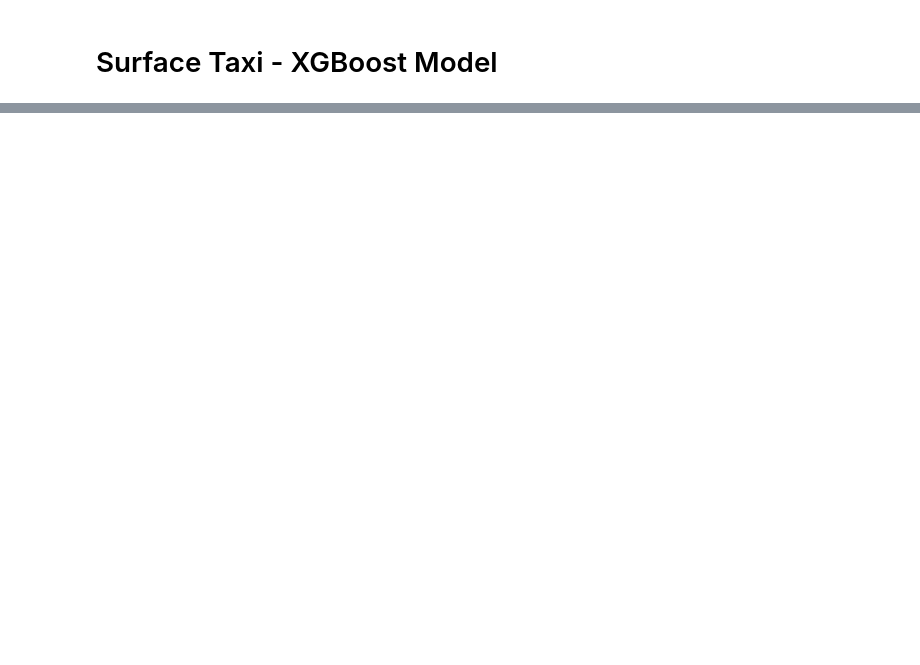
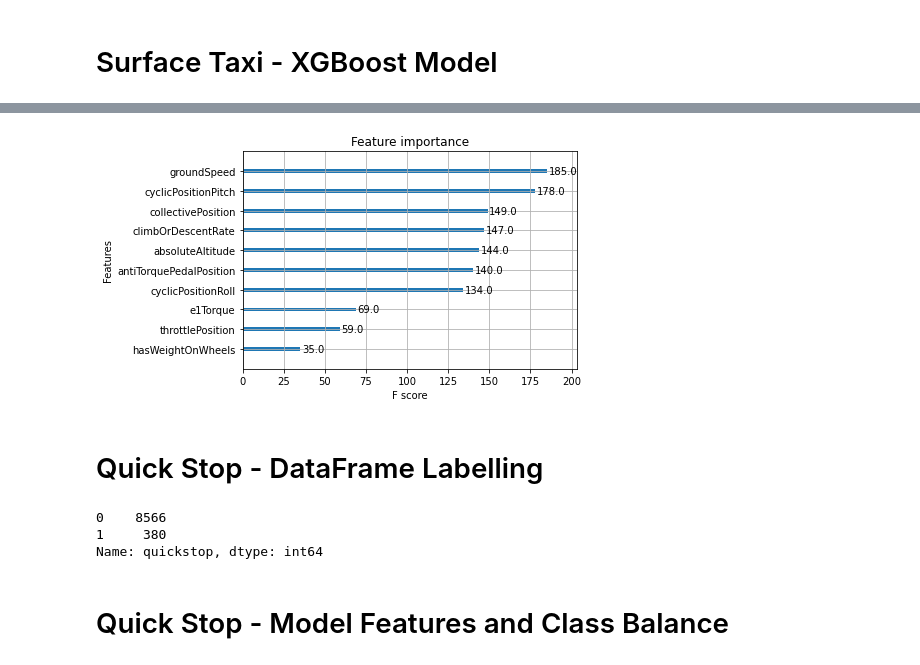
Before and after one commit to twolf190/Valkyrie, a Jupyter notebook: ML/ML_kvd_xgboost.ipynb, the cells around one changed output, grey strips where cells are left out. Cells and saved outputs as stored; diff of their text form; code cells hidden in the pictures; blank space fills up the shorter version.

```diff
--- a/ML/ML_kvd_xgboost.ipynb
+++ b/ML/ML_kvd_xgboost.ipynb
@@ -355,0 +369,7 @@ plt.show()
+# %%
+plot_importance(surface_model)
+plt.show()
+# %% [output]
+[figure, added]
+# %% [markdown]
+# Quick Stop - DataFrame Labelling
@@ -355,0 +388,9 @@ plt.show()
+# %%
+#orginal class imbalance
+df_q['quickstop'].value_counts()
+# %% [output]
+0    8566
+1     380
+Name: quickstop, dtype: int64
+# %% [markdown]
+# Quick Stop - Model Features and Class Balance
```
Also changed, not shown: parts of 44 cells of this notebook.
